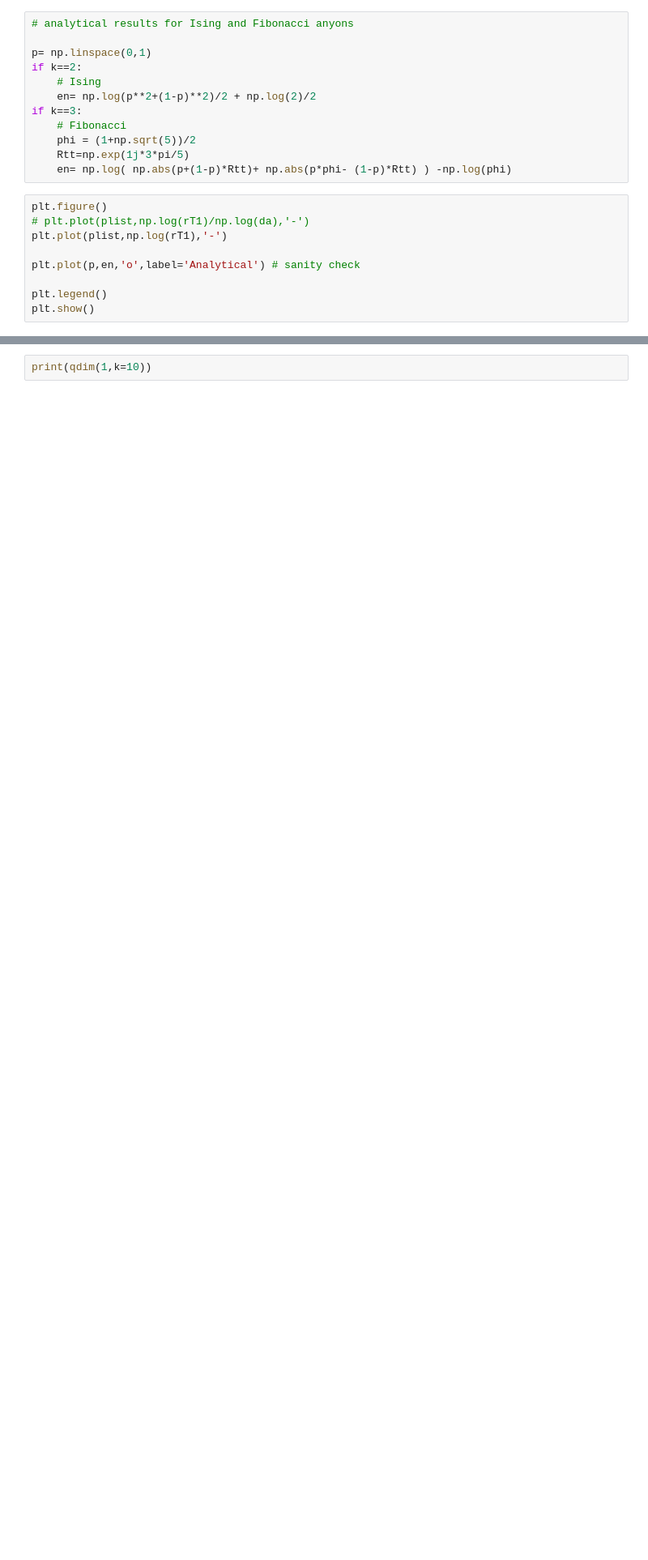
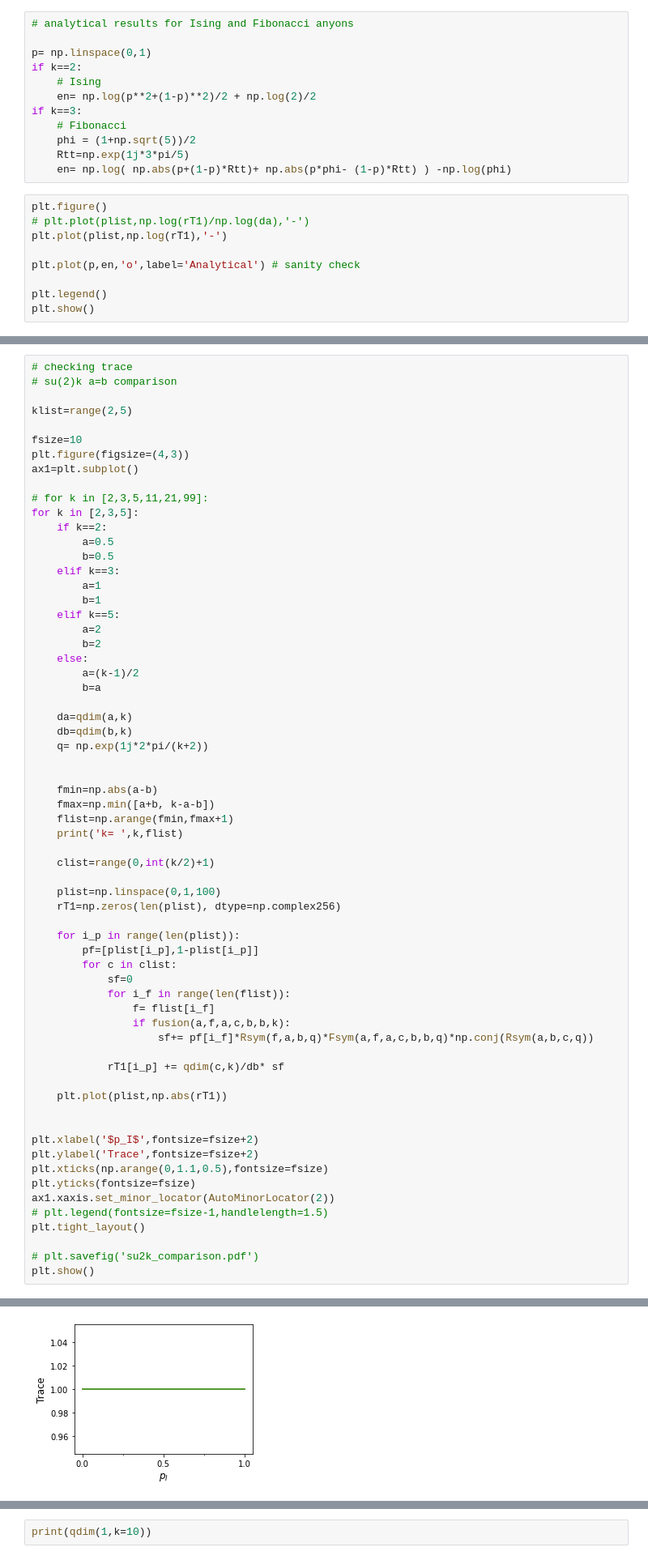
Before and after one commit to hassan-shap/anyons_pt, a Jupyter notebook: su2k.ipynb, the cells around one changed output, grey strips where cells are left out. Shown at 81% size. Drawn from its saved outputs; the diff is of its cells as text; blank space fills up the shorter version.

```diff
--- a/su2k.ipynb
+++ b/su2k.ipynb
@@ -251,0 +257,65 @@ plt.show()
+# %%
+# checking trace
+# su(2)k a=b comparison
+
+klist=range(2,5)
+
+fsize=10
+plt.figure(figsize=(4,3))
+ax1=plt.subplot()
+
+# for k in [2,3,5,11,21,99]:
+for k in [2,3,5]:
+    if k==2:
+        a=0.5
+        b=0.5
+    elif k==3:
+        a=1
+        b=1
+    elif k==5:
+        a=2
+        b=2
+    else:
+        a=(k-1)/2
+        b=a
+
+    da=qdim(a,k)
+    db=qdim(b,k)
+    q= np.exp(1j*2*pi/(k+2))
+
+
+    fmin=np.abs(a-b)
+    fmax=np.min([a+b, k-a-b])
+    flist=np.arange(fmin,fmax+1)
+    print('k= ',k,flist)
+
+    clist=range(0,int(k/2)+1)
+
+    plist=np.linspace(0,1,100)
+    rT1=np.zeros(len(plist), dtype=np.complex256)
+
+    for i_p in range(len(plist)):
+        pf=[plist[i_p],1-plist[i_p]]
+        for c in clist:
+            sf=0
+            for i_f in range(len(flist)):
+                f= flist[i_f]
+                if fusion(a,f,a,c,b,b,k):
+                    sf+= pf[i_f]*Rsym(f,a,b,q)*Fsym(a,f,a,c,b,b,q)*np.conj(Rsym(a,b,c,q))
+
+            rT1[i_p] += qdim(c,k)/db* sf
+
+    plt.plot(plist,np.abs(rT1))
+
+
+plt.xlabel('$p_I$',fontsize=fsize+2)
+plt.ylabel('Trace',fontsize=fsize+2)
+plt.xticks(np.arange(0,1.1,0.5),fontsize=fsize)
+plt.yticks(fontsize=fsize)
+ax1.xaxis.set_minor_locator(AutoMinorLocator(2))
+# plt.legend(fontsize=fsize-1,handlelength=1.5)
+plt.tight_layout()
+
+# plt.savefig('su2k_comparison.pdf')
+plt.show()
+# %% [output]
@@ -252,3 +325,4 @@ plt.show()
+[figure, added]
 # %%
 # su(2)k spin-1/2 comparison
 
```
Also changed, not shown: parts of 3 cells of this notebook, 2 other files.
